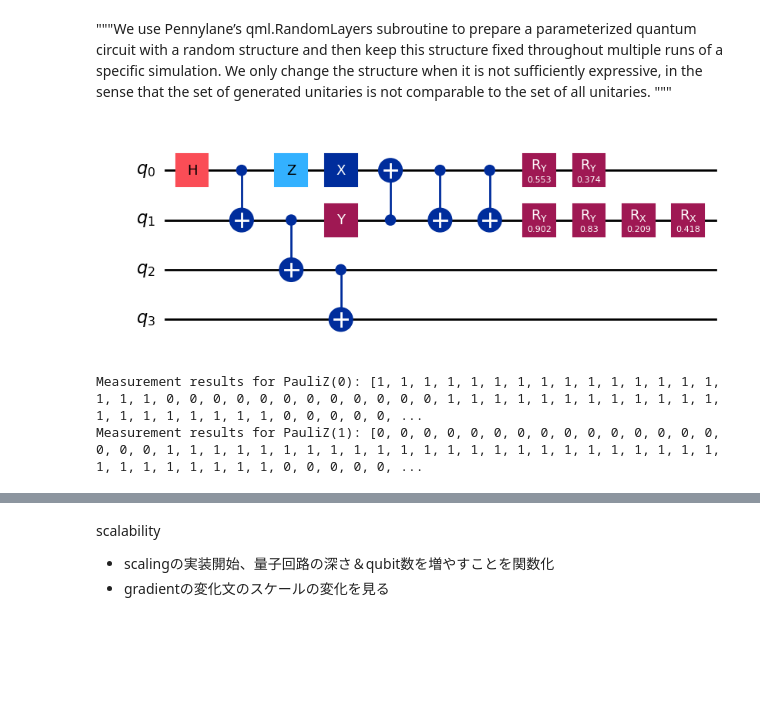
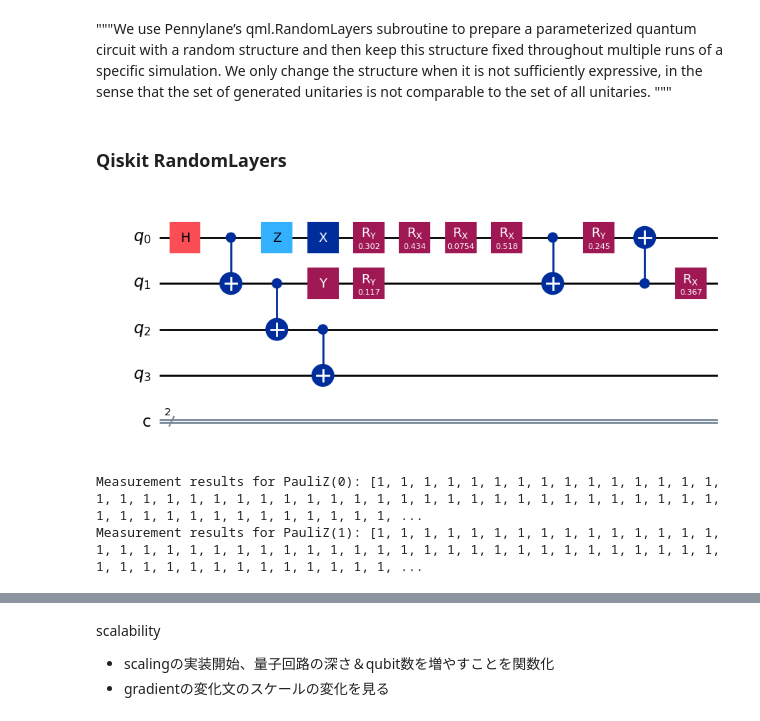
Before and after one commit to mitsukism/qiskit_entropy, a Jupyter notebook: vn_ent.ipynb, the cells around one changed output, grey strips where cells are left out. Cells and saved outputs as stored; diff of their text form; code cells hidden in the pictures; blank space fills up the shorter version.

```diff
--- a/vn_ent.ipynb
+++ b/vn_ent.ipynb
@@ -150,7 +110,7 @@ class neural_function(nn.Module):
 #@title Optimization using Gradient Descent (with neural network)
 
 # parameters of the optimization
-num_of_epochs = 1000
+num_of_epochs = 11
 learning_rate = 0.05
 num_of_samples = 100
 dimension = 2
@@ -161,7 +121,6 @@ np.random.seed(42)
 # initialize the neural network and quantum circuit parameters
 neural_fn = neural_function(dimension, hidden_layer)
 param_init = np.random.random(qml.RandomLayers.shape(n_layers=num_layers, n_rotations=3))
-
 # intialize the cost function store
 cost_func_store = []
 
@@ -821,12 +744,2 @@ def measure_qc(param):
 
     return z0_samples, z1_samples
-# %%
-# test two function
-
-param = np.random.random((num_layers, num_rotations))
-rho_test = measure_rho(param)
-z0_samples, z1_samples = measure_qc(param)
-
-print("Density matrix:\n", rho_test)
-print("Measurement results for PauliZ(0):", z0_samples)
-print("Measurement results for PauliZ(1):", z1_samples)
@@ -882,10 +785,15 @@ import json
 
 # parameters of the optimization
 num_of_epochs = 500
-learning_rate = 0.05
+learning_rate = 0.25
 num_of_samples = 100
 dimension = 2
 hidden_layer = 10
+num_layers = 3
+num_rotations = 3
+
+# system size
+N = 4
 
 # initialize the neural network and quantum circuit parameters
 neural_fn = neural_function(dimension, hidden_layer)
@@ -895,24 +803,22 @@ cost_func_store = []
 gradients_store = []
 
 # Quantum circuit parameters
-param_init = np.random.random(size=(num_layers, 3))
-
+param_init = np.random.random(num_layers*num_rotations)
 # Qiskit simulator backend
 simulator = AerSimulator(method='statevector')
 
 # Training loop
 for epoch in range(1, num_of_epochs + 1):
   # evaluate the gradient with respect to the quantum circuit parameters
-    gradients = np.zeros_like((param_init))
+    gradients = np.zeros(num_layers*num_rotations)
 
-    for i in range(len(gradients)):
-        for j in range(len(gradients[0])):
+    for i in range(gradients.shape[0]):
 
       # copy the parameters
             shifted = param_init.copy()
 
       # right shift the parameters
-            shifted[i, j] += np.pi/2
+            shifted[i] += np.pi/2
 
       # forward evaluation
             forward_sum = 0
@@ -926,7 +832,7 @@ for epoch in range(1, num_of_epochs + 1):
             forward_sum = forward_sum/num_of_samples
 
       # left shift the parameters
-            shifted[i, j] -= np.pi
+            shifted[i] -= np.pi
 
       # backward evaluation
             backward_sum = 0
@@ -941,7 +847,7 @@ for epoch in range(1, num_of_epochs + 1):
       #print(backward_sum)
 
       # parameter-shift rule
-            gradients[i, j] = - 0.5 * (forward_sum - backward_sum)
+            gradients[i] = - 0.5 * (forward_sum - backward_sum)
 
   # first copy the quantum circuit parameters before updating it
     prev_param_init = param_init.copy()
@@ -950,6 +856,7 @@ for epoch in range(1, num_of_epochs + 1):
     param_init -= learning_rate*gradients
 
     gradients_store.append(gradients)
+    # np.save(f'./vn_net_gradients/gradients_epoch{epoch}.npy', gradients)
 
   # evaluate the gradient with respect to the NN parameters
 
@@ -993,7 +900,6 @@ for epoch in range(1, num_of_epochs + 1):
         neural_fn.lin_end.bias.grad.zero_()
 
   # evaluate the difference, i.e., the gradient
-
     nn_grad_W1 = grad_w1_2 - grad_w1
     nn_grad_b1 = grad_b1_2 - grad_b1
     nn_grad_W2 = grad_w2_2 - grad_w2
@@ -1243,6 +1152,8 @@ plt.show()
 [figure]
 # %% [markdown]
 """We use Pennylane’s qml.RandomLayers subroutine to prepare a parameterized quantum circuit with a random structure and then keep this structure fixed throughout multiple runs of a specific simulation. We only change the structure when it is not sufficiently expressive, in the sense that the set of generated unitaries is not comparable to the set of all unitaries. """
+# %% [markdown]
+### Qiskit RandomLayers
 # %%
 from qiskit.circuit.random import random_circuit
 
@@ -1251,7 +1162,7 @@ def random_layers(param, obj_wires, num_wires, ratio_imprim=0.3, imprimitive='cx
         np.random.seed(seed)
 
     num_qubits = num_wires
-    circuit = QuantumCircuit(num_qubits)
+    circuit = QuantumCircuit(num_qubits, 2)
     shape = param.shape
     num_layers = shape[0]
     rng = np.random.default_rng(seed)
@@ -1267,34 +1178,34 @@ def random_layers(param, obj_wires, num_wires, ratio_imprim=0.3, imprimitive='cx
     for l in range(num_layers):
         i = 0
         while i < shape[1]:
             if rng.random() > ratio_imprim:
                 # Apply a random single-qubit gate
                 gate_choice = rng.choice(rotations)
                 wire = rng.choice(obj_wires)
                 if gate_choice == 'rx':
                     circuit.rx(param[l][i], wire)
                 elif gate_choice == 'ry':
                     circuit.ry(param[l][i], wire)
                 elif gate_choice == 'rz':
                     circuit.rz(param[l][i], wire)
             else:
                 # Apply a random two-qubit gate
                 if num_qubits > 1:
                     qubits = rng.choice(obj_wires, 2, replace=False)  # 選ばれた2つの異なる量子ビット
                     circuit.cx(qubits[0], qubits[1])
 
             i += 1  # iをインクリメント
 
     return circuit
 
 # 使用例
 param = np.random.random((3, 3))
 wires = [0, 1]
 
 qc = random_layers(param, wires, 4)
 qc.draw('mpl')
 # %% [output]
-[figure, old version]
+[figure, new version]
 # %%
 def measure_qc_random(param):
     num_wires = 4
@@ -1306,8 +1217,9 @@ def measure_qc_random(param):
     assert param.shape == (num_layers, num_rotations)
     simulator = AerSimulator(method='statevector')
 
-    qc = random_layers(param, [0, 1], num_wires)
-    qc.measure_all()
+    qc = random_layers(param, [0, 1], num_wires, 42)
+    qc.measure(0, 0)
+    qc.measure(1, 1)
 
     tqc = transpile(qc, simulator)
     job = simulator.run(tqc, shots=num_shots)
@@ -1319,20 +1231,22 @@ def measure_qc_random(param):
     z1_samples = []
 
     for bitstring, count in counts.items():
-        z0 = int(bitstring[-1])
-        z1 = int(bitstring[-2])
+        z0 = 0 if int(bitstring[-1]) == 0 else 1
+        z1 = 0 if int(bitstring[-2]) == 0 else 1
         z0_samples.extend([z0] * count)
         z1_samples.extend([z1] * count)
 
     return z0_samples, z1_samples
 
-param = np.random.random((3, 3))
+param = np.array([[0.37454012, 0.95071431, 0.73199394],
+       [0.59865848, 0.15601864, 0.15599452],
+       [0.05808361, 0.86617615, 0.60111501]])
 z0_samples, z1_samples = measure_qc_random(param)
 print("Measurement results for PauliZ(0):", z0_samples)
 print("Measurement results for PauliZ(1):", z1_samples)
 # %% [output]
-Measurement results for PauliZ(0): [1, 1, 1, 1, 1, 1, 1, 1, 1, 1, 1, 1, 1, 1, 1, 1, 1, 1, 0, 0, 0, 0, 0, 0, 0, 0, 0, 0, 0, 0, 1, 1, 1, 1, 1, 1, 1, 1, 1, 1, 1, 1, 1, 1, 1, 1, 1, 1, 1, 1, 0, 0, 0, 0, 0, ...
-Measurement results for PauliZ(1): [0, 0, 0, 0, 0, 0, 0, 0, 0, 0, 0, 0, 0, 0, 0, 0, 0, 0, 1, 1, 1, 1, 1, 1, 1, 1, 1, 1, 1, 1, 1, 1, 1, 1, 1, 1, 1, 1, 1, 1, 1, 1, 1, 1, 1, 1, 1, 1, 1, 1, 0, 0, 0, 0, 0, ...
+Measurement results for PauliZ(0): [1, 1, 1, 1, 1, 1, 1, 1, 1, 1, 1, 1, 1, 1, 1, 1, 1, 1, 1, 1, 1, 1, 1, 1, 1, 1, 1, 1, 1, 1, 1, 1, 1, 1, 1, 1, 1, 1, 1, 1, 1, 1, 1, 1, 1, 1, 1, 1, 1, 1, 1, 1, 1, 1, 1, ...
+Measurement results for PauliZ(1): [1, 1, 1, 1, 1, 1, 1, 1, 1, 1, 1, 1, 1, 1, 1, 1, 1, 1, 1, 1, 1, 1, 1, 1, 1, 1, 1, 1, 1, 1, 1, 1, 1, 1, 1, 1, 1, 1, 1, 1, 1, 1, 1, 1, 1, 1, 1, 1, 1, 1, 1, 1, 1, 1, 1, ...
 # %%
 #@title Optimization using Gradient Descent (with neural network)
 import json
```
Also changed, not shown: parts of 32 cells of this notebook, 23 other files.
